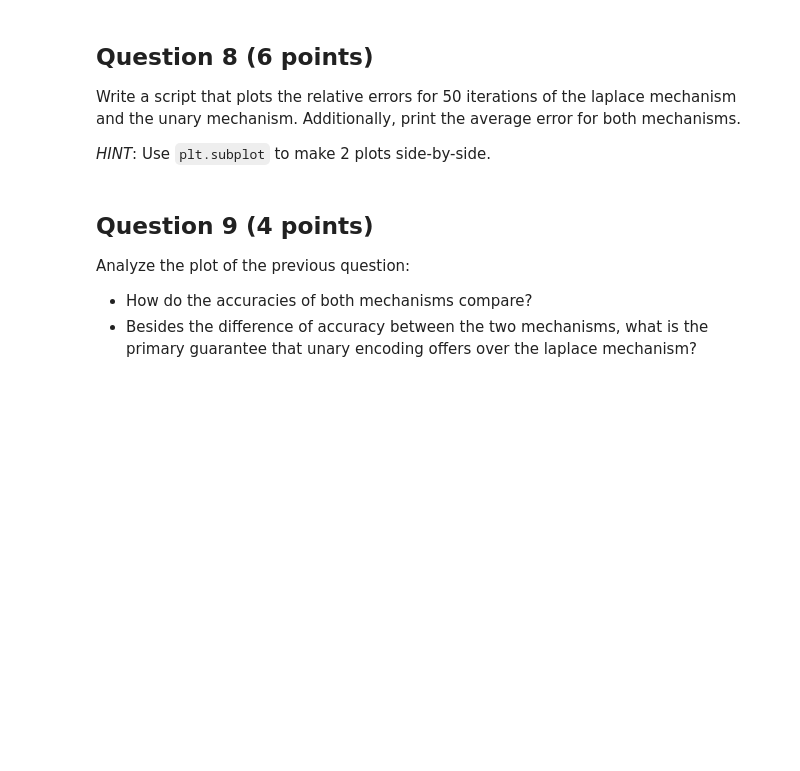
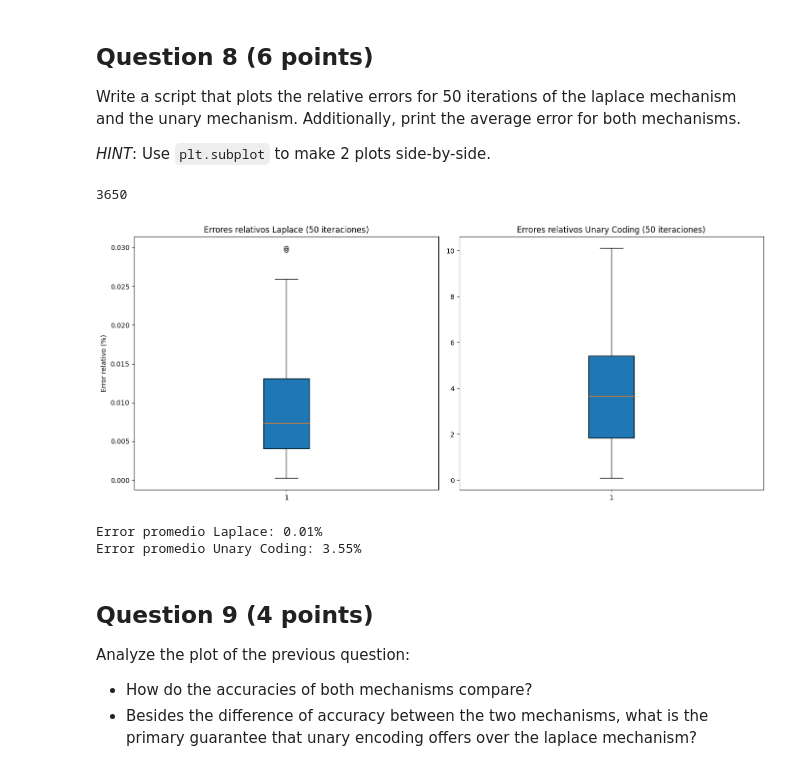
Before and after one commit to DiegoEspinozaoss/Privacidad_de_Datos_CC5215-1, a Jupyter notebook: Laboratorios/Laboratorio_08.ipynb, the cells around one changed output. Saved outputs shown, nothing was run; the diff lists cells and outputs as text; code cells hidden in the pictures; blank space fills up the shorter version.

```diff
--- a/Laboratorios/Laboratorio_08.ipynb
+++ b/Laboratorios/Laboratorio_08.ipynb
@@ -181,6 +318,3 @@ def unary_epsilon(p, q):
 ## Question 7 (5 points)
 
 Complete the definition of `unary_sales_count`, that returns a private answer to how many people work in 'Sales', using the unary encoding algorithm.
-# %%
-def unary_sales_count(p, q):
-    raise NotImplementedError()
@@ -195,3 +358,42 @@ _HINT_: Use `plt.subplot` to make 2 plots side-by-side.
+# %%
+errores_Laplace = []
+errores_Unary_Coding = []
+
+sensitivity = 1#la sensibilidad es 1 porque es un conteo.
+epsilon = unary_epsilon(p,q)#usamos el mismo epsilon para ser justos.
+
+Ocupaciones = adult['Occupation'].dropna()
+verdadera_respuesta = np.sum(Ocupaciones == 'Sales')
+print(verdadera_respuesta)
+
+for i in range(50):
+    resultado_Laplace = laplace_mech(verdadera_respuesta, sensitivity, epsilon)
+    resultado_Unary_Coding = unary_sales_count(p, q)
+
+    errores_Laplace.append(100 * abs(resultado_Laplace - verdadera_respuesta) / verdadera_respuesta)
+    errores_Unary_Coding.append(100 * abs(resultado_Unary_Coding - verdadera_respuesta) / verdadera_respuesta)
+# %% [output]
+3650
+# %%
+#Hacemos boxplots para poder comparar la mediana (cuartil 2) con los máximos, mínimos y outliers.
+fig, axs = plt.subplots(1, 2, figsize=(14, 6))
+
+axs[0].boxplot(errores_Laplace, patch_artist=True)
+axs[0].set_title('Errores relativos Laplace (50 iteraciones)')
+axs[0].set_ylabel('Error relativo (%)')
+
+axs[1].boxplot(errores_Unary_Coding, patch_artist=True)
+axs[1].set_title('Errores relativos Unary Coding (50 iteraciones)')
+
+plt.tight_layout()
+plt.show()
+
+print(f"Error promedio Laplace: {np.mean(errores_Laplace):.2f}%")
+print(f"Error promedio Unary Coding: {np.mean(errores_Unary_Coding):.2f}%")
+# %% [output]
+[figure, added]
+Error promedio Laplace: 0.01%
+Error promedio Unary Coding: 3.55%
 # %% [markdown]
 ## Question 9 (4 points)
 
```
Also changed, not shown: parts of 25 cells of this notebook.
